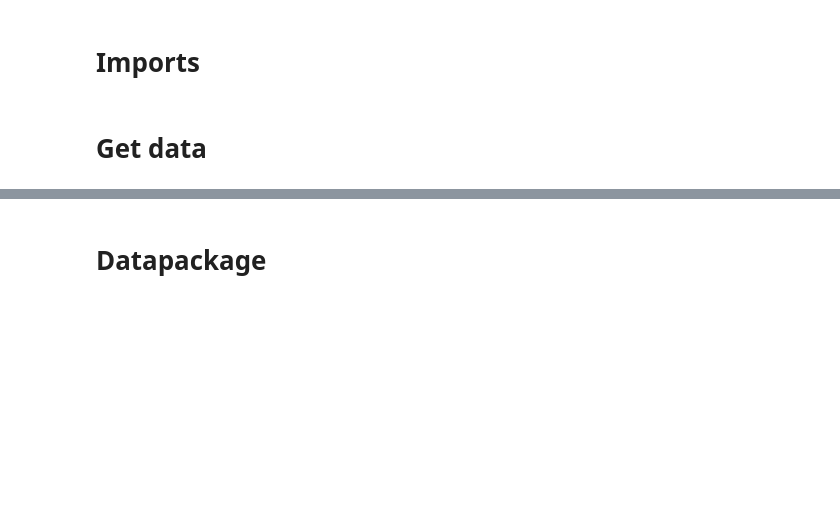
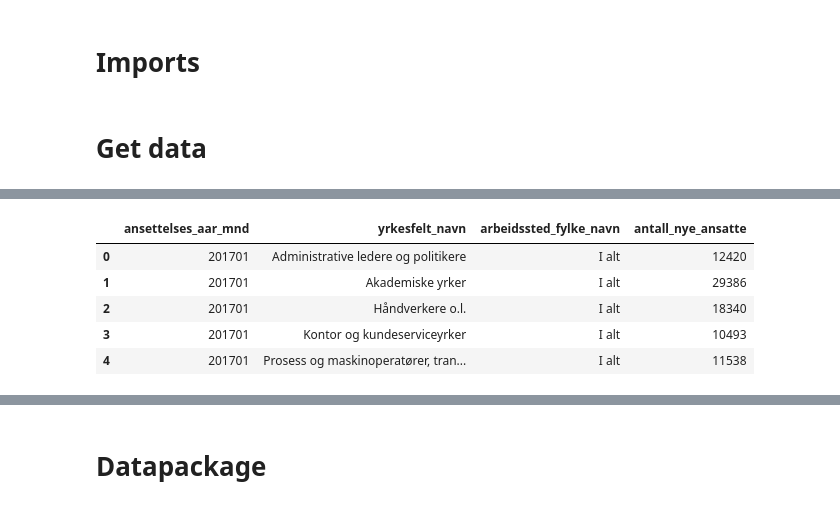
Before and after one commit to datasett/examples, a Jupyter notebook: nav/arbeidsforhold.ipynb, the cells around one changed output, grey strips where cells are left out. Cells and saved outputs as stored; diff of their text form; code cells hidden in the pictures; blank space fills up the shorter version.

```diff
--- a/nav/arbeidsforhold.ipynb
+++ b/nav/arbeidsforhold.ipynb
@@ -42,0 +85,9 @@ df_x = df[['yrkesfelt_navn','arbeidssted_fylke_navn','antall_nye_ansatte']]
+# %%
+df_n.head()
+# %% [output]
+|  | ansettelses_aar_mnd | yrkesfelt_navn | arbeidssted_fylke_navn | antall_nye_ansatte |
+| 0 | 201701 | Administrative ledere og politikere | I alt | 12420 |
+| 1 | 201701 | Akademiske yrker | I alt | 29386 |
+| 2 | 201701 | Håndverkere o.l. | I alt | 18340 |
+| 3 | 201701 | Kontor og kundeserviceyrker | I alt | 10493 |
+| 4 | 201701 | Prosess og maskinoperatører, tran... | I alt | 11538 |
```
Also changed, not shown: parts of 40 cells of this notebook, 5 other files.
